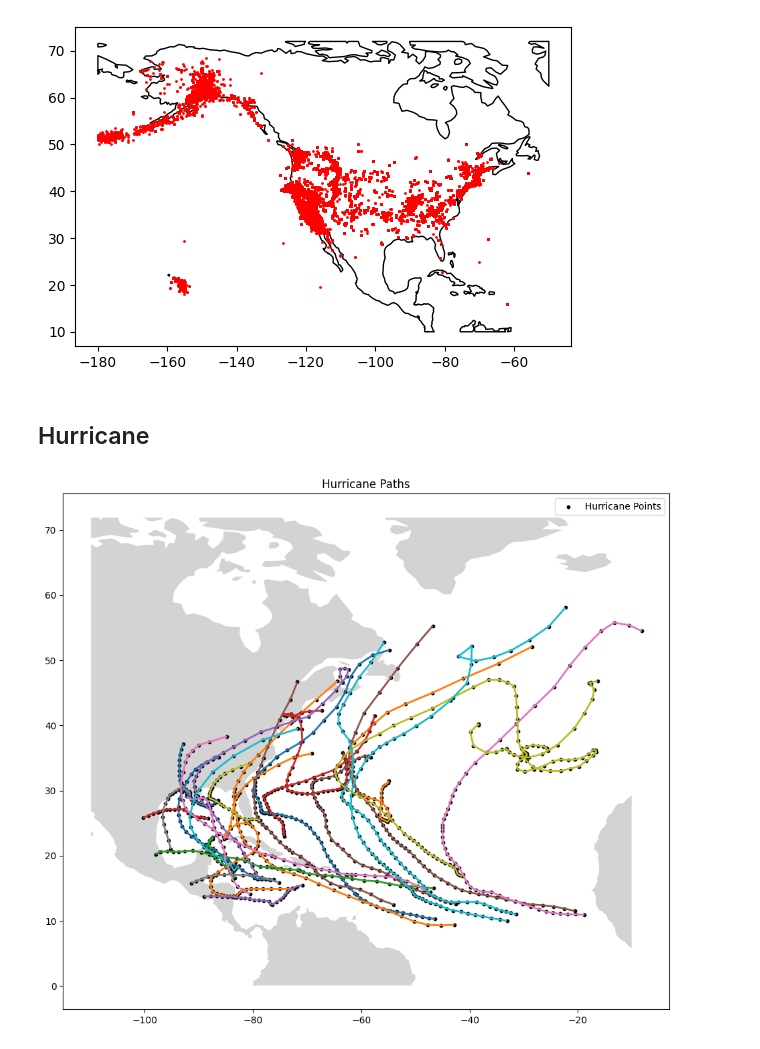
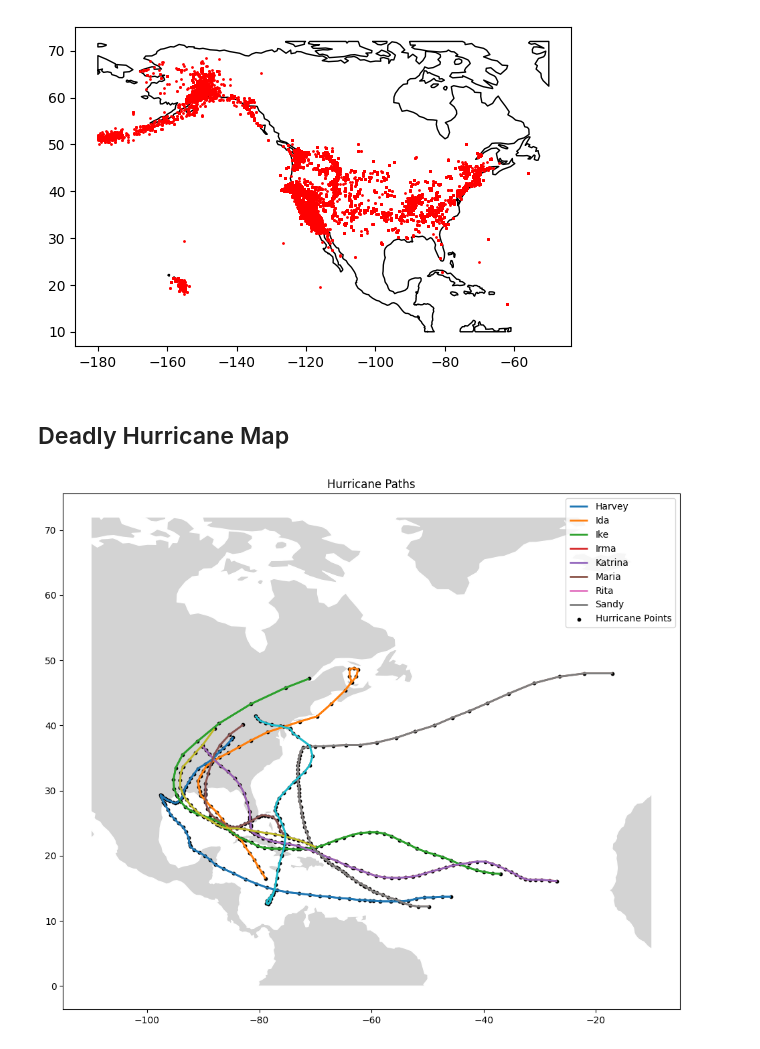
Before and after one commit to beaumartin25/cs5830_final_project, a Jupyter notebook: final_project.ipynb, the cells around one changed output. Saved outputs shown, nothing was run; the diff lists cells and outputs as text; code cells hidden in the pictures.

Commit message:
adding deadliest hurricane data and map

```diff
--- a/final_project.ipynb
+++ b/final_project.ipynb
@@ -386,0 +452,14 @@ plt.show()
+# %%
+hurricane['name'] = hurricane['name'].str.strip()
+# Extract the year from 'Begin Date' in the deadliest hurricanes dataset
+deadliest_hurricanes['Year'] = deadliest_hurricanes['Begin Date'].astype(str).str[:4].astype(int)
+
+# Merge the two datasets on 'Name' and 'Year'
+matching_hurricanes = pd.merge(
+    hurricane,
+    deadliest_hurricanes,  # Select only Name and Year columns for matching
+    left_on=['name', 'year'],
+    right_on=['Name', 'Year'],
+)
+
+print(matching_hurricanes)
@@ -429,49 +529,59 @@ plt.show()
 # %% [output]
 [figure]
 # %% [markdown]
-## Hurricane
+## Deadly Hurricane Map
 # %%
-hurricane = hurricane[hurricane['year'] > 2018]
 
-hurricane_storms = hurricane[hurricane['status'] == 'hurricane']['name'].unique()
+
+hurricane_storms = matching_hurricanes['name'].unique()
 
 # Filter the dataset to include only those storms
-hurricane = hurricane[hurricane['name'].isin(hurricane_storms)] # take only names that turnned into a hurricane
+matching_hurricanes = matching_hurricanes[matching_hurricanes['name'].isin(hurricane_storms)] # take only names that turnned into a hurricane
 
 from shapely.geometry import Point, LineString
 # Step 2: Create a GeoDataFrame
 # Create a geometry column with Point objects
-hurricane['geometry'] = hurricane.apply(lambda row: Point(row['long'], row['lat']), axis=1)
-gdf = geopandas.GeoDataFrame(hurricane, geometry='geometry', crs='EPSG:4326')
+matching_hurricanes['geometry'] = matching_hurricanes.apply(lambda row: Point(row['long'], row['lat']), axis=1)
+gdf = geopandas.GeoDataFrame(matching_hurricanes, geometry='geometry', crs='EPSG:4326')
 
 # Step 3: Group by hurricane name and create paths
 # Create a new GeoDataFrame for paths
 paths = []
+colors = plt.cm.tab10.colors  # Use a colormap for distinct colors
+color_map = {}  # Dictionary to store color for each hurricane name
 
-for name, group in gdf.groupby('name'):
+for i, (name, group) in enumerate(gdf.groupby('name')):
     # Ensure the group is sorted by time (year, month, day, hour)
     group = group.sort_values(by=['year', 'month', 'day', 'hour'])
 
     # Create a LineString for the hurricane path
     path_line = LineString(group.geometry.tolist())
 
     # Add the LineString as a new row in the paths list
     paths.append({'name': name, 'geometry': path_line})
+    color_map[name] = colors[i % len(colors)]  # Cycle through colors
 
 # Convert the paths list into a GeoDataFrame
 paths_gdf = geopandas.GeoDataFrame(paths, crs='EPSG:4326')
 
 # Step 4: Plot the map
 # Create a base map
 world = geopandas.read_file(get_path("naturalearth.land"))
 ax = world.clip([-110, 0, -10, 72]).plot(color='lightgrey', edgecolor='white', figsize=(12, 10))
 
 # Plot each hurricane's path with a unique color
+for name, color in color_map.items():
+    paths_gdf[paths_gdf['name'] == name].plot(ax=ax, color=color, linewidth=2, label=name)
+
+# Plot each hurricane's path with a unique color
 paths_gdf.plot(ax=ax, column='name', legend=True, cmap='tab10', linewidth=2)
 gdf.plot(ax=ax, color='black', markersize=10, label="Hurricane Points")
+
+handles, labels = ax.get_legend_handles_labels()
+ax.legend(handles, labels, title="Hurricanes", loc="upper left", bbox_to_anchor=(1, 1))
 
 plt.title("Hurricane Paths")
 plt.legend()
 plt.show()
 # %% [output]
-[figure, old version]
+[figure, new version]
```
Also changed, not shown: parts of 8 cells of this notebook, 1 other file.
